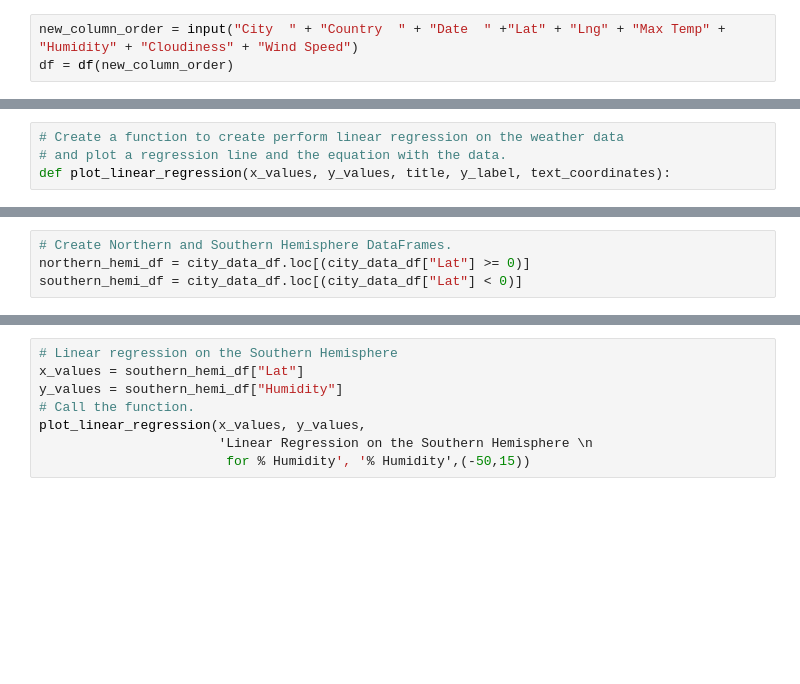
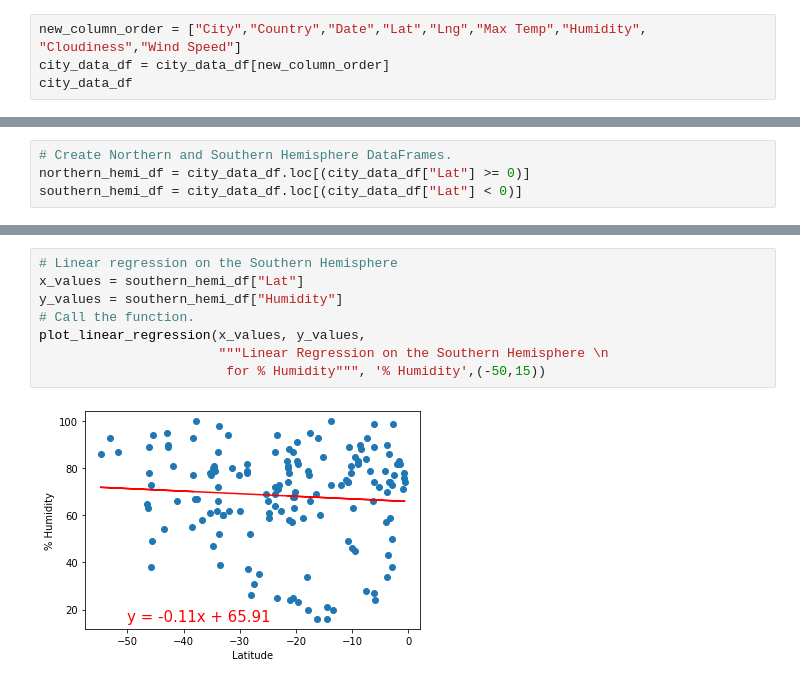
Before and after one commit to jacquie0583/World_Weather_Analysis, a Jupyter notebook: WeatherPy.ipynb, the cells around one changed output, grey strips where cells are left out. Cells and saved outputs as stored; diff of their text form; blank space fills up the shorter version.

```diff
--- a/WeatherPy.ipynb
+++ b/WeatherPy.ipynb
@@ -146,3 +144,4 @@ city_data_df.head(10)
 # %%
-new_column_order = input("City  " + "Country  " + "Date  " +"Lat" + "Lng" + "Max Temp" + "Humidity" + "Cloudiness" + "Wind Speed")
-df = df(new_column_order)
+new_column_order = ["City","Country","Date","Lat","Lng","Max Temp","Humidity", "Cloudiness","Wind Speed"]
+city_data_df = city_data_df[new_column_order]
+city_data_df
@@ -230,7 +251,3 @@ plt.show()
-# %%
-# Create a function to create perform linear regression on the weather data
-# and plot a regression line and the equation with the data.
-def plot_linear_regression(x_values, y_values, title, y_label, text_coordinates):
 # %%
 # Import linregress
 from scipy.stats import linregress
@@ -287,11 +317,13 @@ plot_linear_regression(x_values, y_values,
 # %%
 # Linear regression on the Southern Hemisphere
 x_values = southern_hemi_df["Lat"]
 y_values = southern_hemi_df["Humidity"]
 # Call the function.
 plot_linear_regression(x_values, y_values,
-                       'Linear Regression on the Southern Hemisphere \n
-                        for % Humidity', '% Humidity',(-50,15))
+                       """Linear Regression on the Southern Hemisphere \n
+                        for % Humidity""", '% Humidity',(-50,15))
+# %% [output]
+[figure, added]
 # %%
 # Linear regression on the Northern Hemisphere for percent cloudiness
 x_values = northern_hemi_df["Lat"]
```
Also changed, not shown: parts of 19 cells of this notebook, 7 other files.
